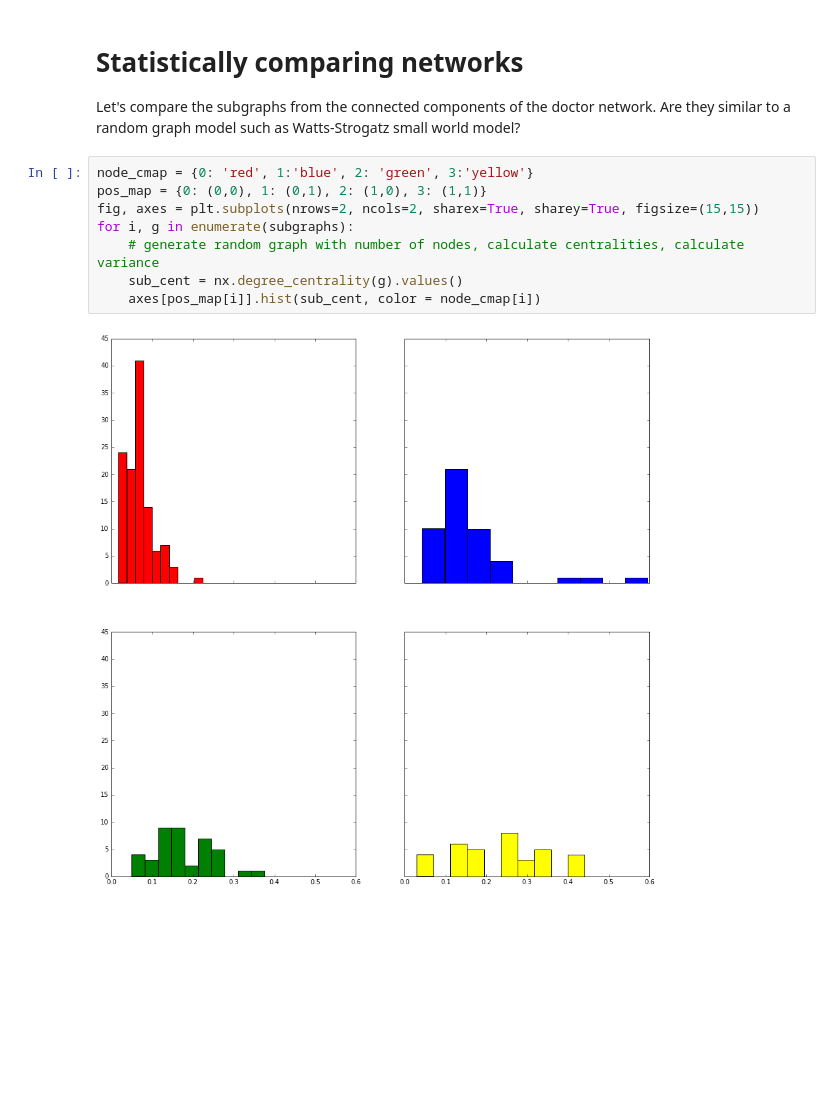
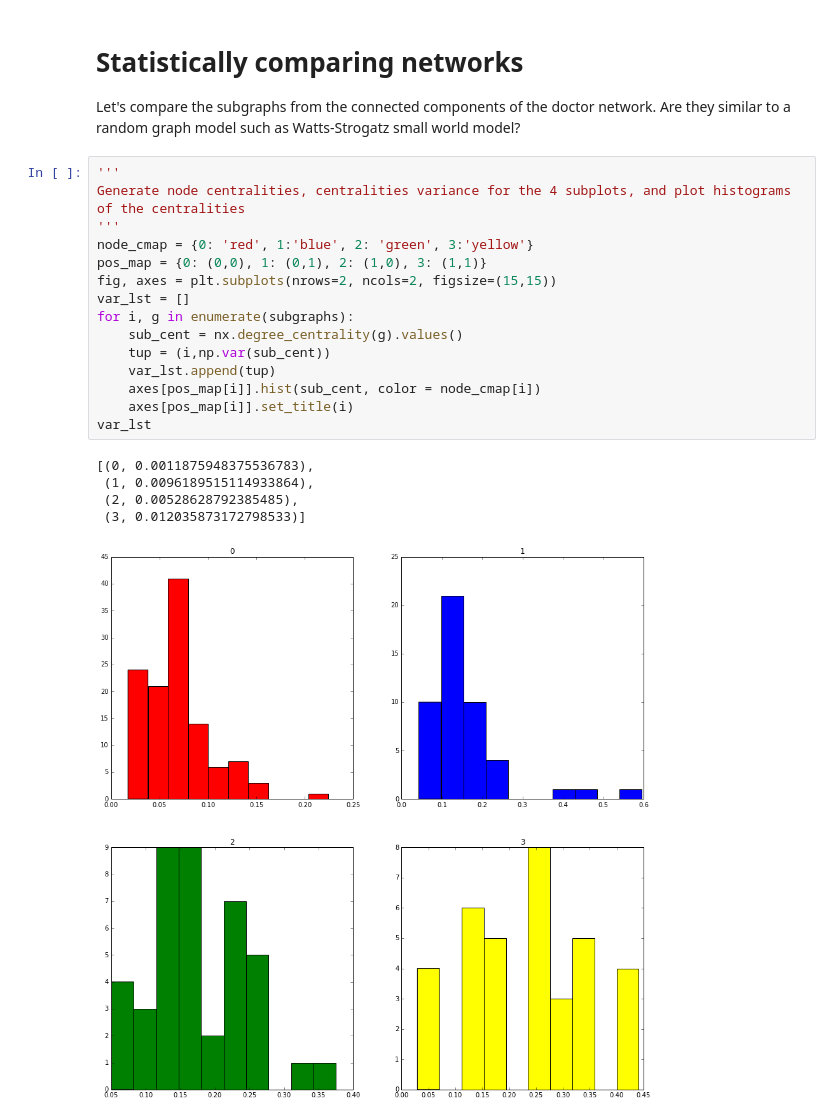
Before and after one commit to womenindatascienceatx/wids_network_analysis, a Jupyter notebook: network_analysis.ipynb, the cells around one changed output. Drawn from its saved outputs; the diff is of its cells as text; blank space fills up the shorter version.

```diff
--- a/network_analysis.ipynb
+++ b/network_analysis.ipynb
@@ -301,12 +301,23 @@ no_subgraph
 # Statistically comparing networks
 <p> Let's compare the subgraphs from the connected components of the doctor network.  Are they similar to a random graph model such as Watts-Strogatz small world model?</p>
 # %%
+'''
+Generate node centralities, centralities variance for the 4 subplots, and plot histograms of the centralities
+'''
 node_cmap = {0: 'red', 1:'blue', 2: 'green', 3:'yellow'}
 pos_map = {0: (0,0), 1: (0,1), 2: (1,0), 3: (1,1)}
-fig, axes = plt.subplots(nrows=2, ncols=2, sharex=True, sharey=True, figsize=(15,15))
+fig, axes = plt.subplots(nrows=2, ncols=2, figsize=(15,15))
+var_lst = []
 for i, g in enumerate(subgraphs):
-    # generate random graph with number of nodes, calculate centralities, calculate variance
     sub_cent = nx.degree_centrality(g).values()
+    tup = (i,np.var(sub_cent))
+    var_lst.append(tup)
     axes[pos_map[i]].hist(sub_cent, color = node_cmap[i])
+    axes[pos_map[i]].set_title(i)
+var_lst
 # %% [output]
+[(0, 0.0011875948375536783),
+ (1, 0.0096189515114933864),
+ (2, 0.00528628792385485),
+ (3, 0.012035873172798533)]
-[figure, old version]
+[figure, new version]
```
Also changed, not shown: parts of 1 cell of this notebook.
